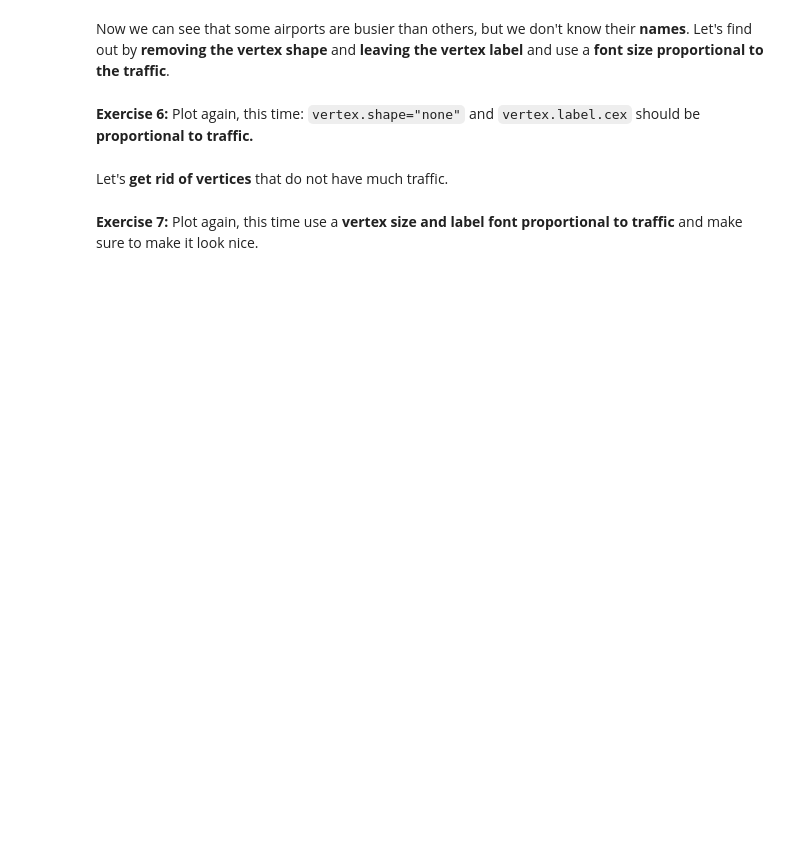
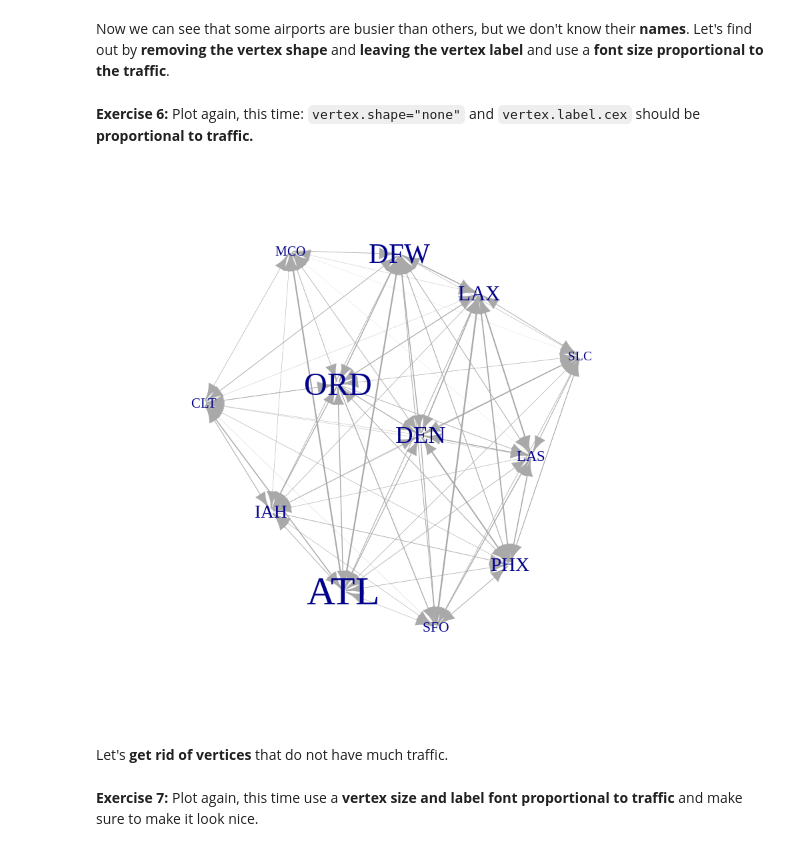
Before and after one commit to SteeltownRiot/DSA, a Jupyter notebook: DSA-7040 Big Data Visualization/Module 7 - Network Visualization/L7_Exercise.ipynb, the cells around one changed output. Cells and saved outputs as stored; diff of their text form; code cells hidden in the pictures; blank space fills up the shorter version.

```diff
--- a/DSA-7040 Big Data Visualization/Module 7 - Network Visualization/L7_Exercise.ipynb
+++ b/DSA-7040 Big Data Visualization/Module 7 - Network Visualization/L7_Exercise.ipynb
@@ -143,3 +139,13 @@ Now we can see that some airports are busier than others, but we don't know thei
+# %%
+layout1 <- layout_nicely(gs)
+#layout2 <- layout_on_sphere(gs)
+
+plot(gs, layout = layout1, vertex.shape = "none", vertex.size = 3,
+     vertex.label.cex = V(gs)$traffic * 3, edge.width = E(gs)$cnt * 2)
+
+#plot(gs, layout = layout2, vertex.shape = "none", vertex.label.cex = V(gs)$traffic * 2, edge.width = E(gs)$cnt * 2)
+# %% [output]
+[figure, added]
 # %% [markdown]
 Let's **get rid of vertices** that do not have much traffic.
 # %%
```
Also changed, not shown: parts of 10 cells of this notebook, 1 other file.
